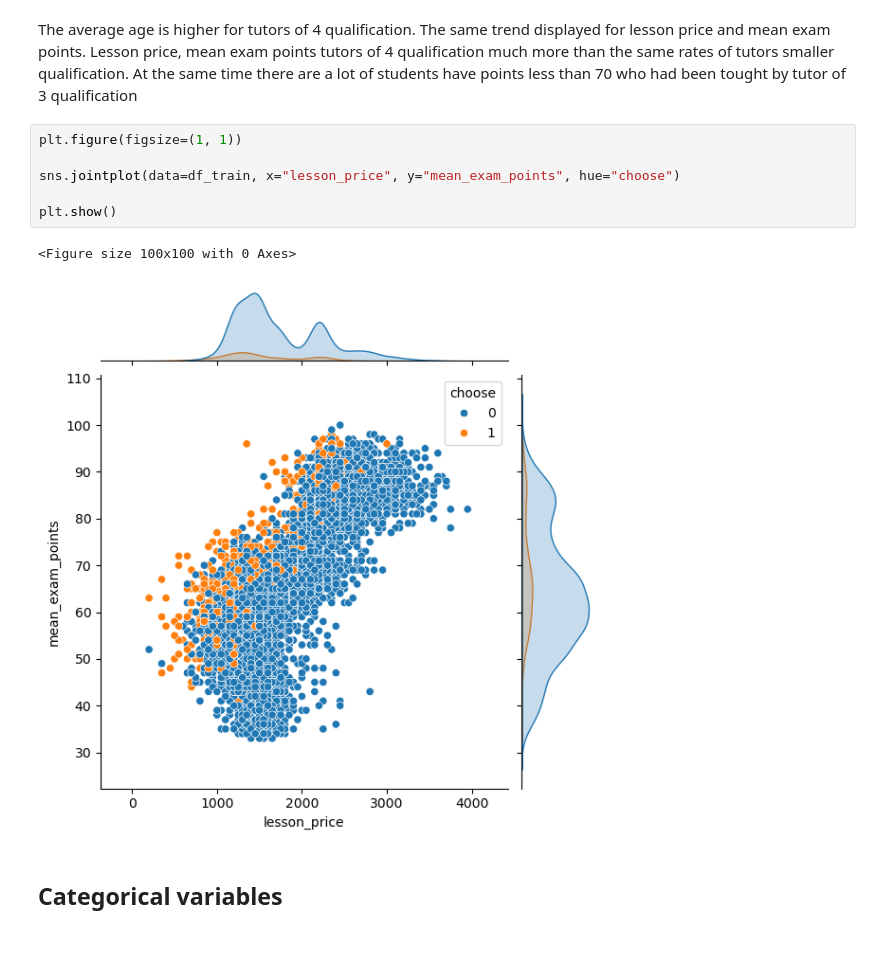
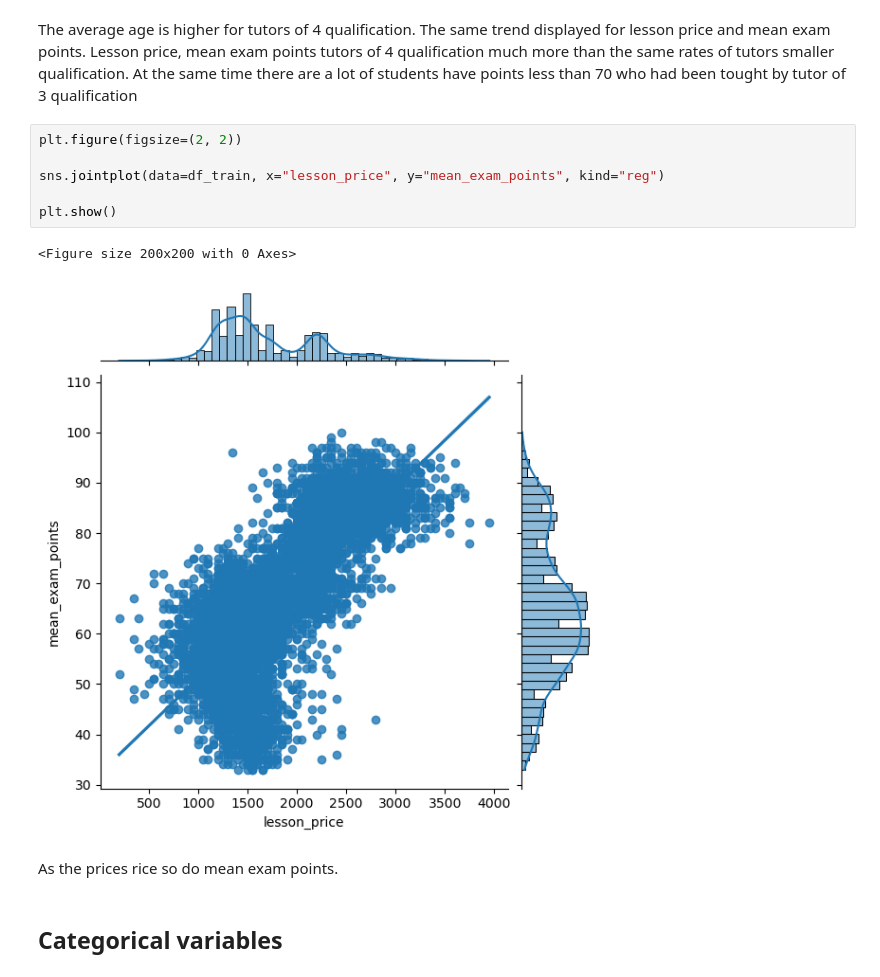
Before and after one commit to SpaceMakerc/tutor_prediction, a Jupyter notebook: predict_model_v1.ipynb, the cells around one changed output. Saved outputs shown, nothing was run; the diff lists cells and outputs as text; blank space fills up the shorter version.

```diff
--- a/predict_model_v1.ipynb
+++ b/predict_model_v1.ipynb
@@ -303,14 +303,16 @@ plt.show()
 # %% [markdown]
 The average age is higher for tutors of 4 qualification. The same trend displayed for lesson price and mean exam points. Lesson price, mean exam points tutors of 4 qualification much more than the same rates of tutors smaller qualification. At the same time there are a lot of students have points less than 70 who had been tought by tutor of 3 qualification
 # %%
-plt.figure(figsize=(1, 1))
+plt.figure(figsize=(2, 2))
 
-sns.jointplot(data=df_train, x="lesson_price", y="mean_exam_points", hue="choose")
+sns.jointplot(data=df_train, x="lesson_price", y="mean_exam_points", kind="reg")
 
 plt.show()
 # %% [output]
-<Figure size 100x100 with 0 Axes>
+<Figure size 200x200 with 0 Axes>
-[figure, old version]
+[figure, new version]
+# %% [markdown]
+As the prices rice so do mean exam points.
 # %% [markdown]
 ## Categorical variables
 # %%
```
Also changed, not shown: parts of 32 cells of this notebook.
